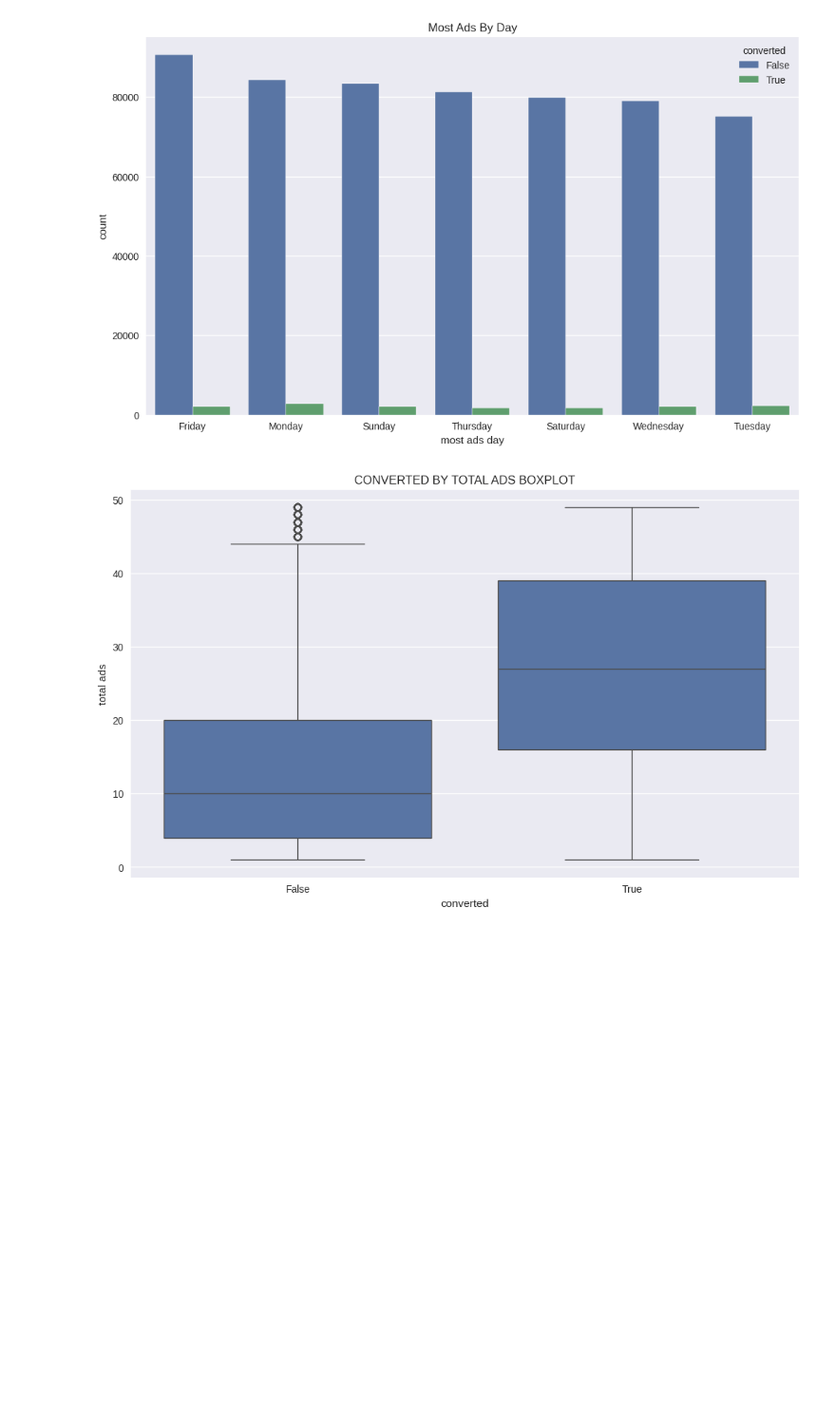
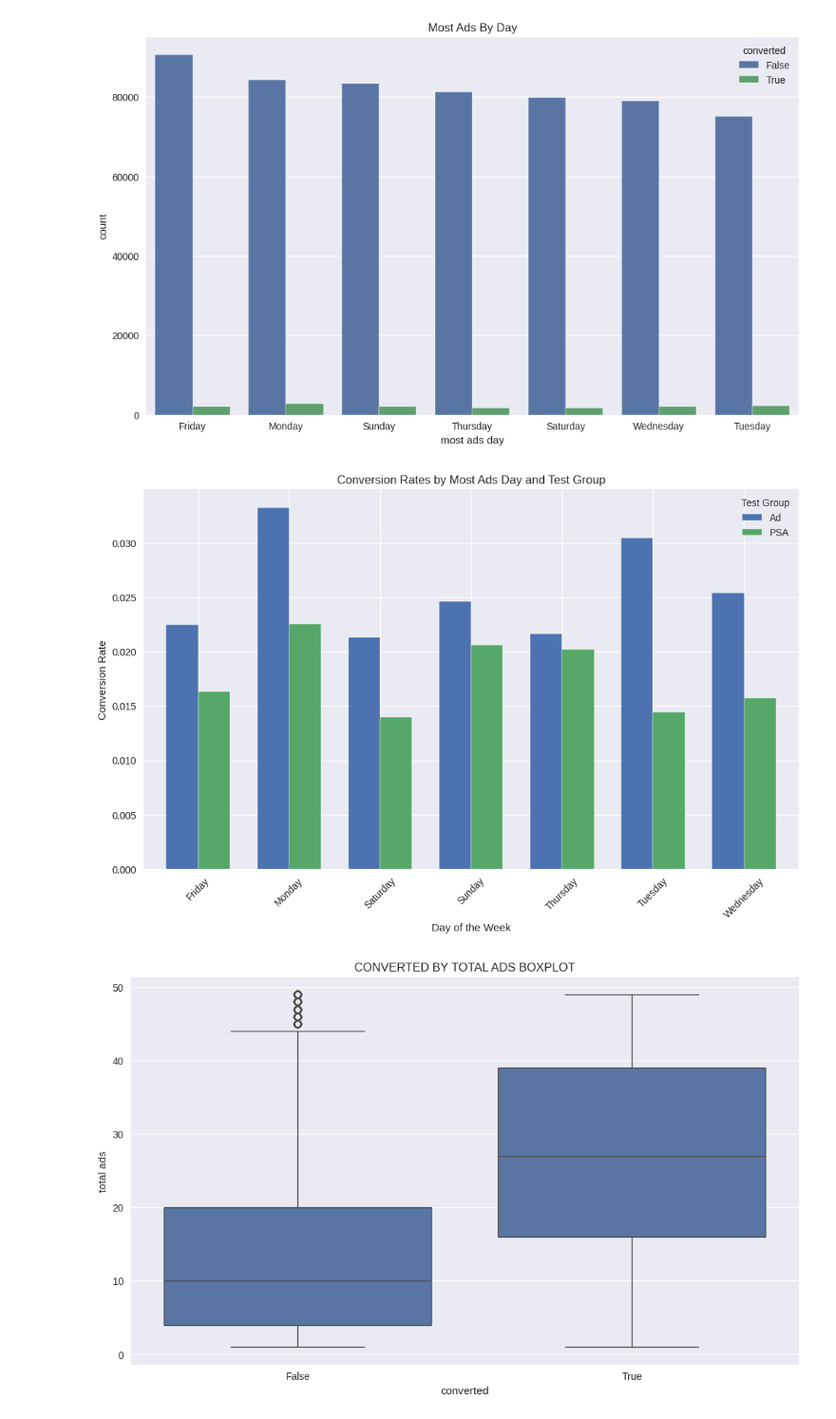
Before and after one commit to Jaywestty/AB-Testing-Method, a Jupyter notebook: A_B_Testing.ipynb, the cells around one changed output. Shown at 95% size. Drawn from its saved outputs; the diff is of its cells as text; code cells hidden in the pictures; blank space fills up the shorter version.

```diff
--- a/A_B_Testing.ipynb
+++ b/A_B_Testing.ipynb
@@ -158,6 +158,19 @@ plt.title('Most Ads By Day')
 plt.show()
 # %% [output]
 [figure]
+# %%
+#A bar plot comparing conversion rates across the different days of the week, segmented by test group.
+conversion_rate_by_day = df.groupby(['most ads day', 'test group'])['converted'].mean().unstack()
+
+conversion_rate_by_day.plot(kind='bar', stacked=False, width=0.7)
+plt.title('Conversion Rates by Most Ads Day and Test Group')
+plt.xlabel('Day of the Week')
+plt.ylabel('Conversion Rate')
+plt.xticks(rotation=45)
+plt.legend(title='Test Group', labels=['Ad', 'PSA'])
+plt.show()
+# %% [output]
+[figure, added]
 # %%
 #Boxplot
 sns.boxplot(data=df[df['total ads']<50], y='total ads',x='converted') #filter the data for a value close to the 75th percentile just for better visualizations.
```
Also changed, not shown: parts of 10 cells of this notebook.
